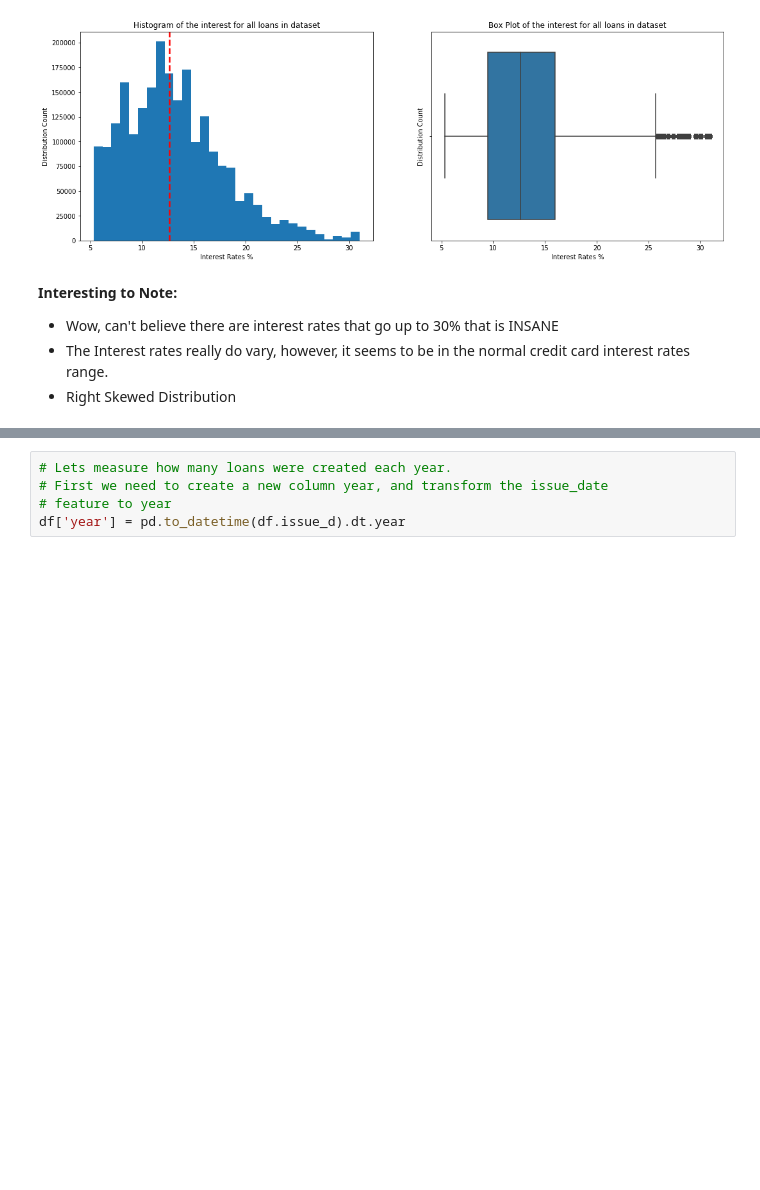
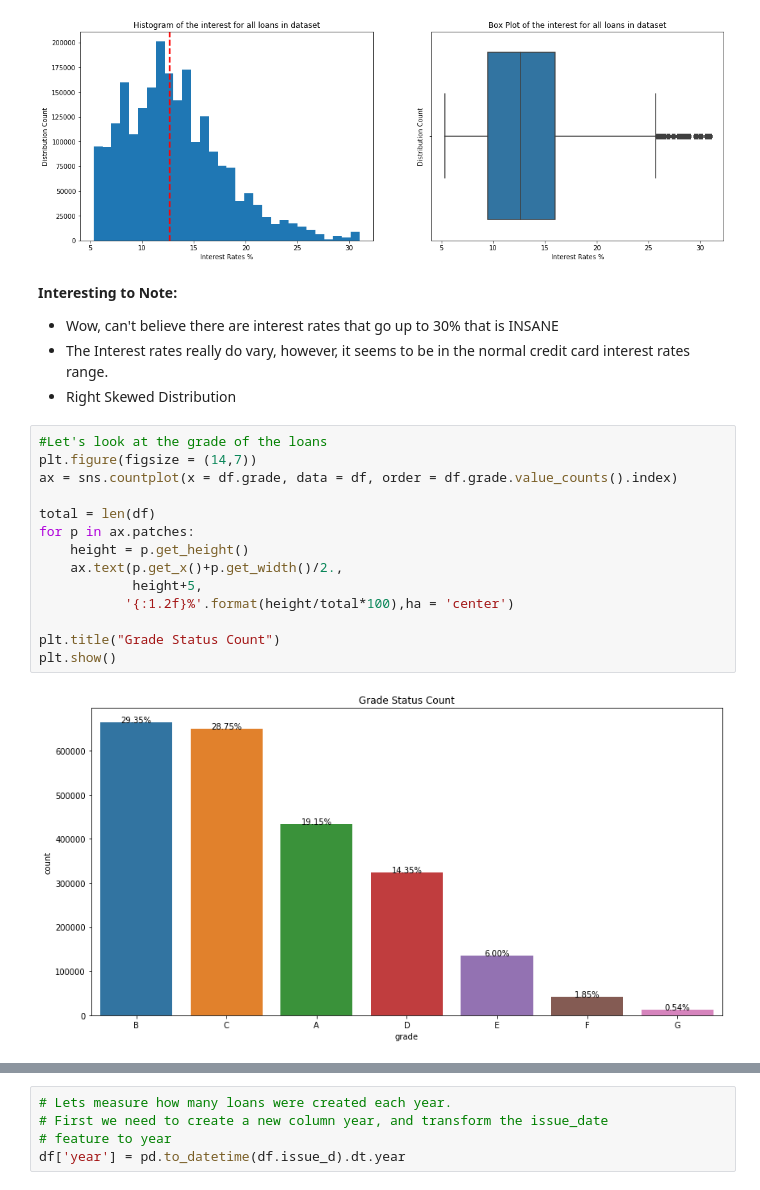
Before and after one commit to andrewhnberry/Identifying-bad-debt, a Jupyter notebook: Part 1 - Exploratory Data Analysis.ipynb, the cells around one changed output, grey strips where cells are left out. Drawn from its saved outputs; the diff is of its cells as text; blank space fills up the shorter version.

Commit message:
EDA - V1 Finalized
-group by plots
-plots with percentage
-object oriented ploting with matplotlib

```diff
--- a/Part 1 - Exploratory Data Analysis.ipynb
+++ b/Part 1 - Exploratory Data Analysis.ipynb
@@ -308,3 +308,19 @@ plt.show()
 * Wow, can't believe there are interest rates that go up to 30% that is INSANE
 * The Interest rates really do vary, however, it seems to be in the normal credit card interest rates range.
 * Right Skewed Distribution
+# %%
+#Let's look at the grade of the loans
+plt.figure(figsize = (14,7))
+ax = sns.countplot(x = df.grade, data = df, order = df.grade.value_counts().index)
+
+total = len(df)
+for p in ax.patches:
+    height = p.get_height()
+    ax.text(p.get_x()+p.get_width()/2.,
+            height+5,
+           '{:1.2f}%'.format(height/total*100),ha = 'center')
+
+plt.title("Grade Status Count")
+plt.show()
+# %% [output]
+[figure, added]
```
Also changed, not shown: parts of 4 cells of this notebook.
